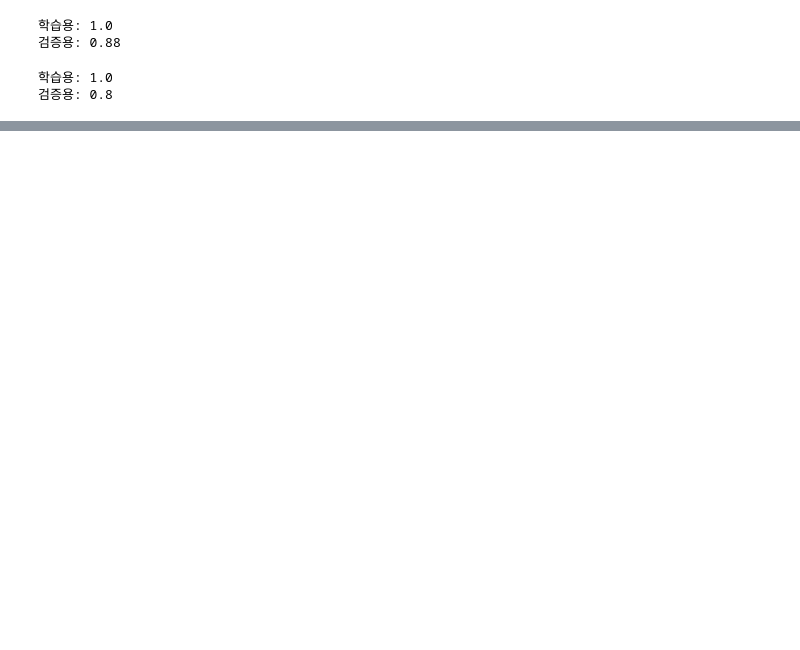
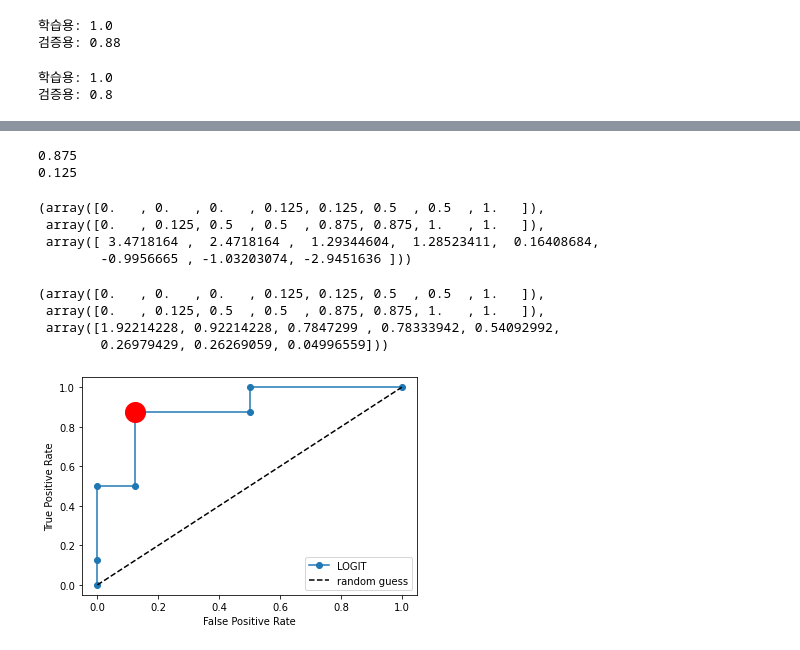
Before and after one commit to rileyko/PythonStudy, a Jupyter notebook: Classification/DecisionTree.ipynb, the cells around one changed output, grey strips where cells are left out. Drawn from its saved outputs; the diff is of its cells as text; code cells hidden in the pictures; blank space fills up the shorter version.

```diff
--- a/Classification/DecisionTree.ipynb
+++ b/Classification/DecisionTree.ipynb
@@ -252,0 +305,61 @@ print("검증용:", model2.score(X_test, y_test))
+# %%
+from sklearn.datasets import make_classification
+X, y = make_classification(n_samples=16, n_features=2, n_informative=2, n_redundant=0, random_state=10)
+
+from sklearn.linear_model import LogisticRegression
+model = LogisticRegression().fit(X, y)
+y_hat = model.predict(X)
+f_value = model.decision_function(X)
+
+import numpy as np
+import pandas as pd
+df = pd.DataFrame(np.vstack([f_value, y_hat, y]).T, columns=["f","y_hat","y"])
+df.sort_values("f", ascending=False).reset_index(drop=True)
+
+#0을 기준으로 계산한 결과
+from sklearn.metrics import confusion_matrix
+confusion_matrix(y, y_hat, labels=[0,1])
+# 윗줄 FPR, 아랫줄 TPR
+# array([[7, 1],
+#        [1, 7]])
+
+#0을 기준으로 계산한 결과
+fpr0 = 7 /(7 + 1)
+tpr0 = 1 / (1 + 7)
+print(fpr0)
+print(tpr0)
+# %% [output]
+0.875
+0.125
+# %%
+#판별함수 출력값에 따라 판별 기준을 바꿔 계산한 fpr, tpr
+from sklearn.metrics import roc_curve
+
+fpr, tpr, threshold = roc_curve(y, model.decision_function(X))
+fpr, tpr, threshold
+# %% [output]
+(array([0.   , 0.   , 0.   , 0.125, 0.125, 0.5  , 0.5  , 1.   ]),
+ array([0.   , 0.125, 0.5  , 0.5  , 0.875, 0.875, 1.   , 1.   ]),
+ array([ 3.4718164 ,  2.4718164 ,  1.29344604,  1.28523411,  0.16408684,
+        -0.9956665 , -1.03203074, -2.9451636 ]))
+# %%
+#판별함수가 제공되지 않는 모형은 predict_proba() 함수를 사용할 수 있음
+fpr, tpr, threshold = roc_curve(y, model.predict_proba(X)[:,1])
+fpr, tpr, threshold
+# %% [output]
+(array([0.   , 0.   , 0.   , 0.125, 0.125, 0.5  , 0.5  , 1.   ]),
+ array([0.   , 0.125, 0.5  , 0.5  , 0.875, 0.875, 1.   , 1.   ]),
+ array([1.92214228, 0.92214228, 0.7847299 , 0.78333942, 0.54092992,
+        0.26979429, 0.26269059, 0.04996559]))
+# %%
+%matplotlib inline
+import matplotlib.pyplot as plt
+plt.plot(fpr, tpr, 'o-', label="LOGIT")
+plt.plot([0,1],[0,1], 'k--', label="random guess")
+plt.plot([fpr0], [tpr0], 'ro', ms=20)
+plt.xlabel('False Positive Rate')
+plt.ylabel('True Positive Rate')
+plt.legend()
+plt.show()
+# %% [output]
+[figure, added]
```
Also changed, not shown: parts of 14 cells of this notebook, 2 other files.
